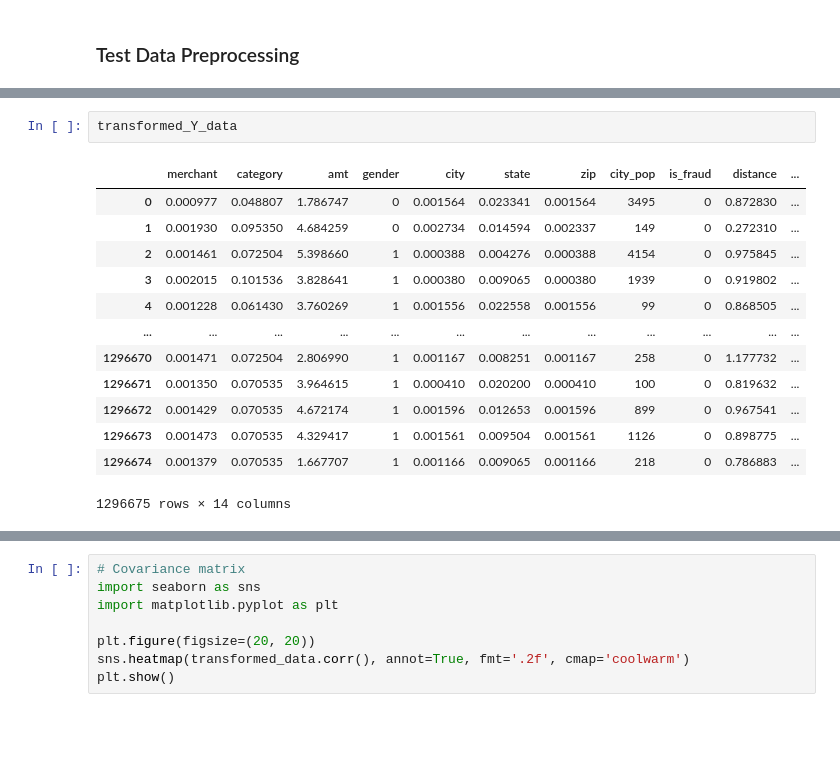
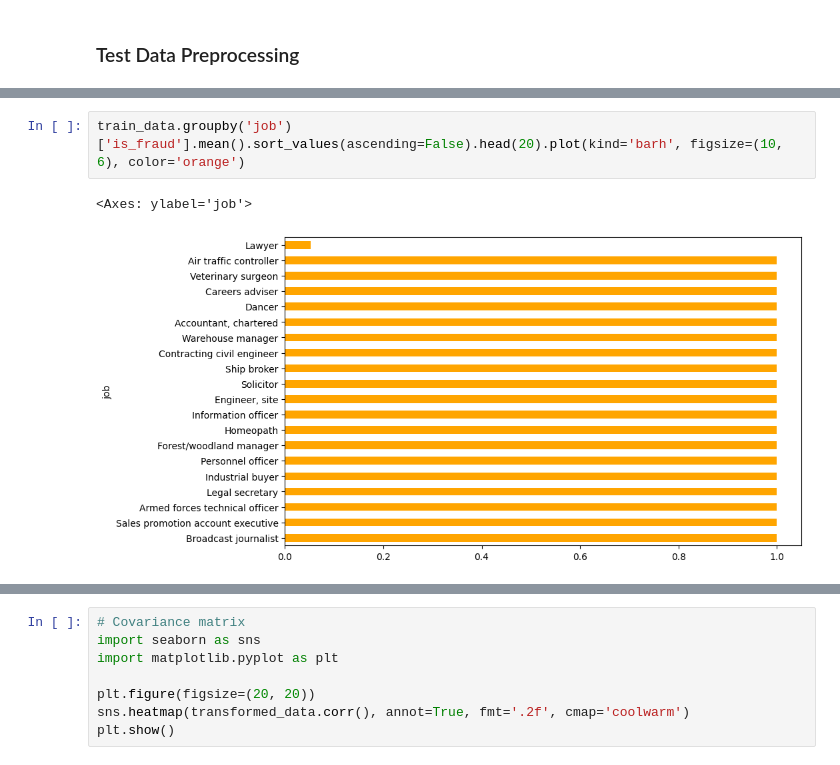
Before and after one commit to tonywork737/data-mining, a Jupyter notebook: NB.ipynb, the cells around one changed output, grey strips where cells are left out. Cells and saved outputs as stored; diff of their text form; blank space fills up the shorter version.

```diff
--- a/NB.ipynb
+++ b/NB.ipynb
@@ -199,19 +206,8 @@ for col in frequency_vars:
 # for col in target_vars:
 #     target_encoding[col] = transformed_Y_data.groupby(col)['is_fraud'].mean()
 #     transformed_Y_data[col] = transformed_Y_data[col].map(target_encoding[col])
-# %%
-transformed_Y_data
-# %% [output]
-|  | merchant | category | amt | gender | city | state | zip | city_pop | is_fraud | distance | ... |
-| 0 | 0.000977 | 0.048807 | 1.786747 | 0 | 0.001564 | 0.023341 | 0.001564 | 3495 | 0 | 0.872830 | ... |
-| 1 | 0.001930 | 0.095350 | 4.684259 | 0 | 0.002734 | 0.014594 | 0.002337 | 149 | 0 | 0.272310 | ... |
-| 2 | 0.001461 | 0.072504 | 5.398660 | 1 | 0.000388 | 0.004276 | 0.000388 | 4154 | 0 | 0.975845 | ... |
-| 3 | 0.002015 | 0.101536 | 3.828641 | 1 | 0.000380 | 0.009065 | 0.000380 | 1939 | 0 | 0.919802 | ... |
-| 4 | 0.001228 | 0.061430 | 3.760269 | 1 | 0.001556 | 0.022558 | 0.001556 | 99 | 0 | 0.868505 | ... |
-| ... | ... | ... | ... | ... | ... | ... | ... | ... | ... | ... | ... |
-| 1296670 | 0.001471 | 0.072504 | 2.806990 | 1 | 0.001167 | 0.008251 | 0.001167 | 258 | 0 | 1.177732 | ... |
-| 1296671 | 0.001350 | 0.070535 | 3.964615 | 1 | 0.000410 | 0.020200 | 0.000410 | 100 | 0 | 0.819632 | ... |
-| 1296672 | 0.001429 | 0.070535 | 4.672174 | 1 | 0.001596 | 0.012653 | 0.001596 | 899 | 0 | 0.967541 | ... |
-| 1296673 | 0.001473 | 0.070535 | 4.329417 | 1 | 0.001561 | 0.009504 | 0.001561 | 1126 | 0 | 0.898775 | ... |
-| 1296674 | 0.001379 | 0.070535 | 1.667707 | 1 | 0.001166 | 0.009065 | 0.001166 | 218 | 0 | 0.786883 | ... |
-1296675 rows × 14 columns
+# %%
+train_data.groupby('job')['is_fraud'].mean().sort_values(ascending=False).head(20).plot(kind='barh', figsize=(10, 6), color='orange')
+# %% [output]
+<Axes: ylabel='job'>
+[figure, added]
```
Also changed, not shown: parts of 9 cells of this notebook.
